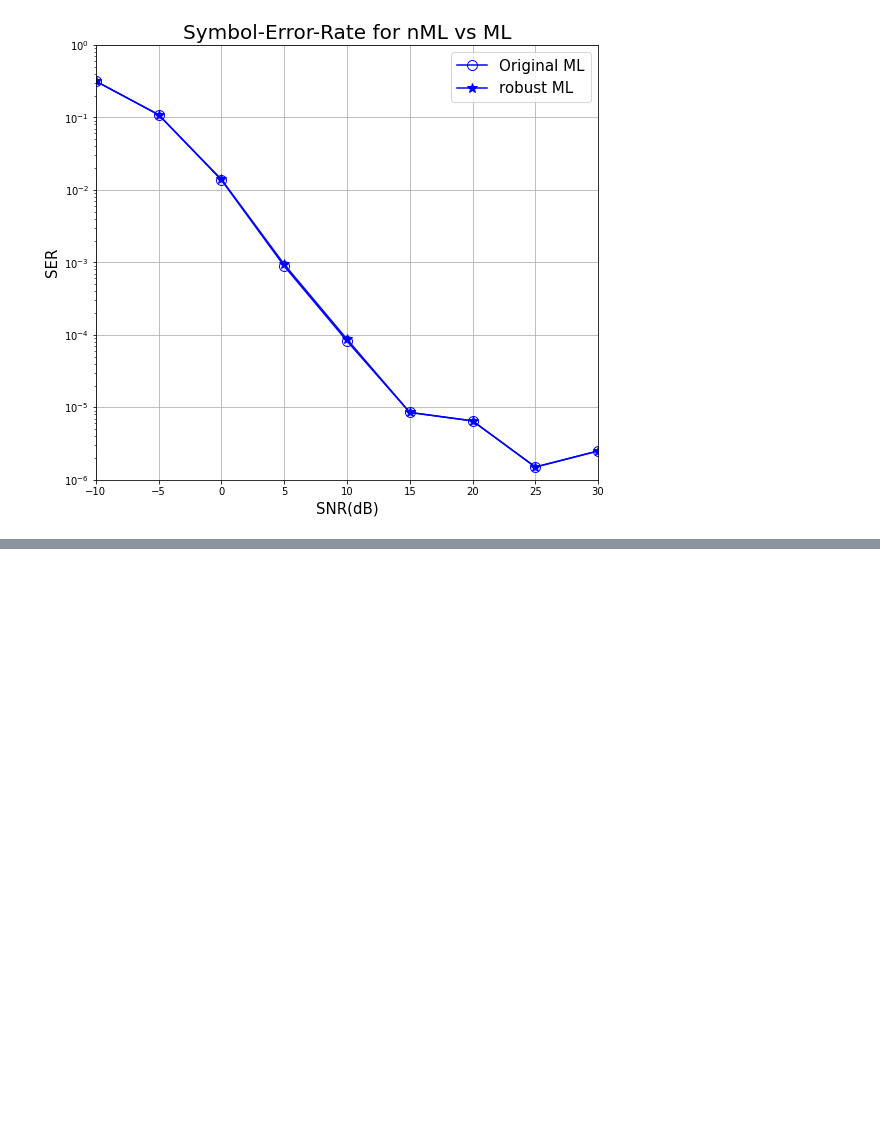
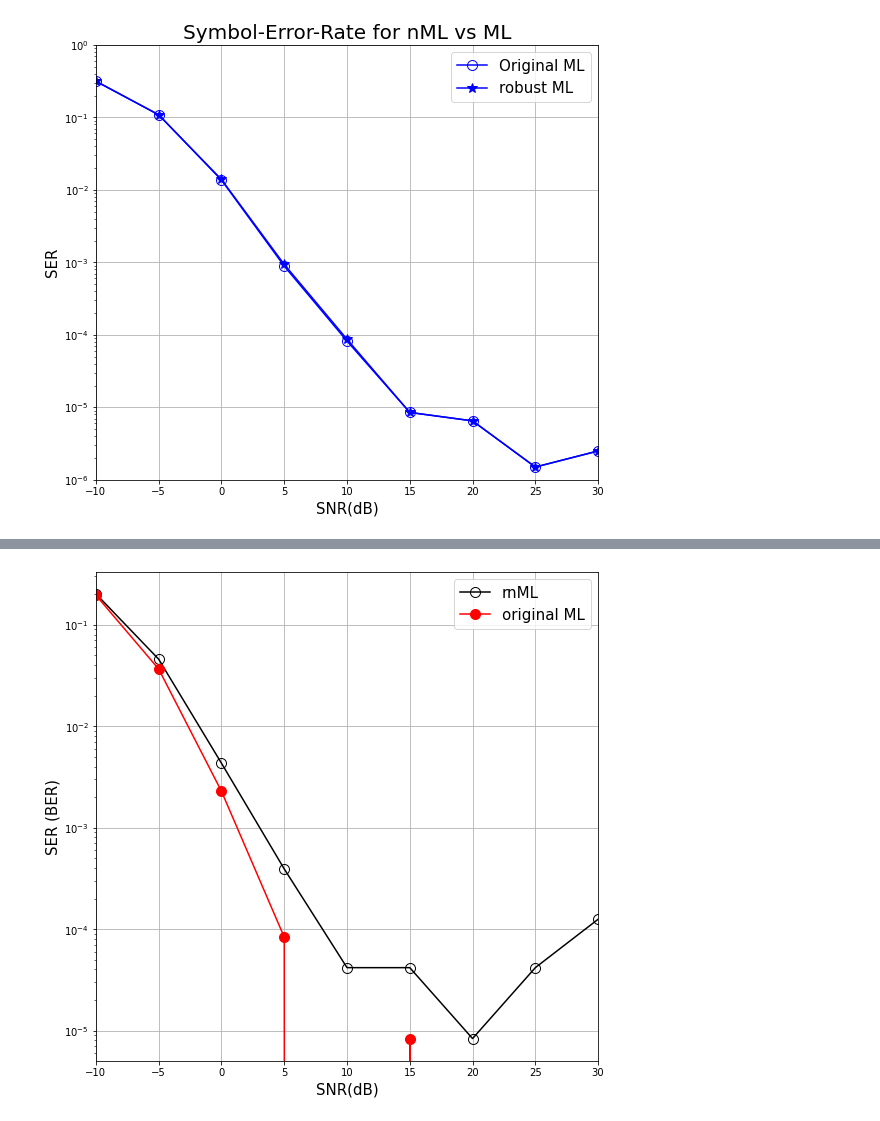
Before and after one commit to IISL-HYU/comm, a Jupyter notebook: robust_ML.ipynb, the cells around one changed output, grey strips where cells are left out. Cells and saved outputs as stored; diff of their text form; code cells hidden in the pictures; blank space fills up the shorter version.

```diff
--- a/robust_ML.ipynb
+++ b/robust_ML.ipynb
@@ -152,7 +155,7 @@ def robust_ml(y_re, H_re, symbol_space, snr_dB):
     return x_hat_rML
 # %%
 trials = 100
-K = 2; N = 16; T = 100000; M = 4
+K = 2; N = 16; T = 10000; M = 4
 
 snr_min = -10
 snr_max = 30
@@ -217,0 +393,12 @@ plt.show()
+# %%
+
+plt.figure(figsize=(9, 9))
+plt.semilogy(snr_lst, sers_avg[:, 0], '-ko', fillstyle='none', markersize=10, label='rnML')
+plt.semilogy(snr_lst, sers_avg[:, 1], '-ro', markersize=10, label='original ML')
+plt.xlabel("SNR(dB)", fontsize=15)
+plt.ylabel("SER (BER)",fontsize=15)
+plt.xlim([-10, 30])
+plt.legend(fontsize=15); plt.grid()
+plt.show()
+# %% [output]
+[figure, added]
```
Also changed, not shown: parts of 10 cells of this notebook.
